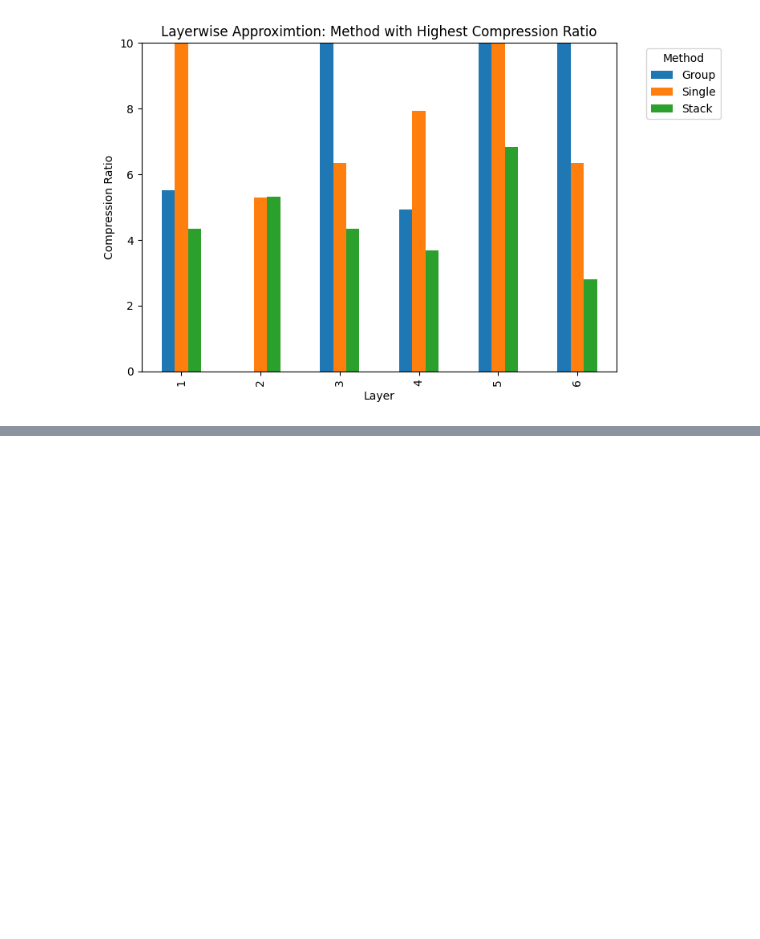
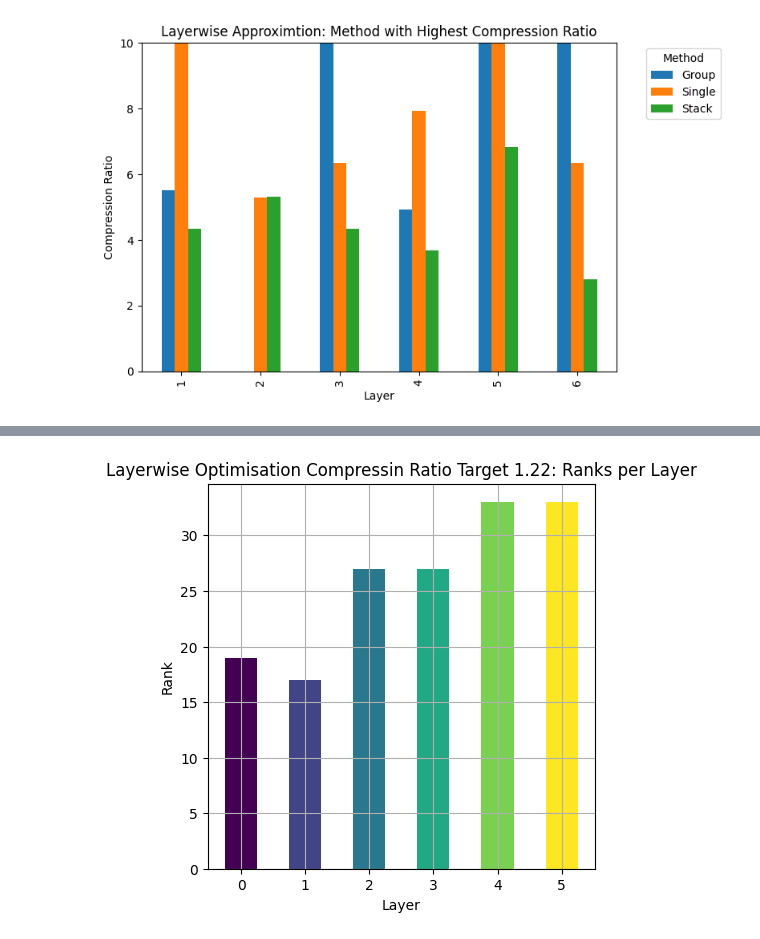
Before and after one commit to justinhuang666666/Approximate-Matrix-Vector-Multiplication, a Jupyter notebook: simulation_result/simulation_layered.ipynb, the cells around one changed output, grey strips where cells are left out. Saved outputs shown, nothing was run; the diff lists cells and outputs as text; code cells hidden in the pictures; blank space fills up the shorter version.

```diff
--- a/simulation_result/simulation_layered.ipynb
+++ b/simulation_result/simulation_layered.ipynb
@@ -305,0 +314,21 @@ plt.show()
+# %%
+layerwise_ranks = [19, 17, 27, 27, 33, 33]
+
+# Number of layers
+layers = np.arange(len(layerwise_ranks))
+
+# Create subplots
+fig, ax = plt.subplots(1, 1, figsize=(5, 5))
+
+# Set colormap
+cmap = plt.cm.viridis
+colors = cmap(np.linspace(0, 1, len(layers)))
+
+# Bar plot for ranks
+ax.bar(layers, layerwise_ranks, color=colors, width=0.5)
+ax.set_title('Layerwise Optimisation Target Compressin Ratio 1.22: Ranks per Layer')
+ax.set_xlabel('Layer')
+ax.set_ylabel('Rank')
+ax.grid(True)
+# %% [output]
+[figure, added]
```
Also changed, not shown: parts of 2 cells of this notebook, 1 other file.
